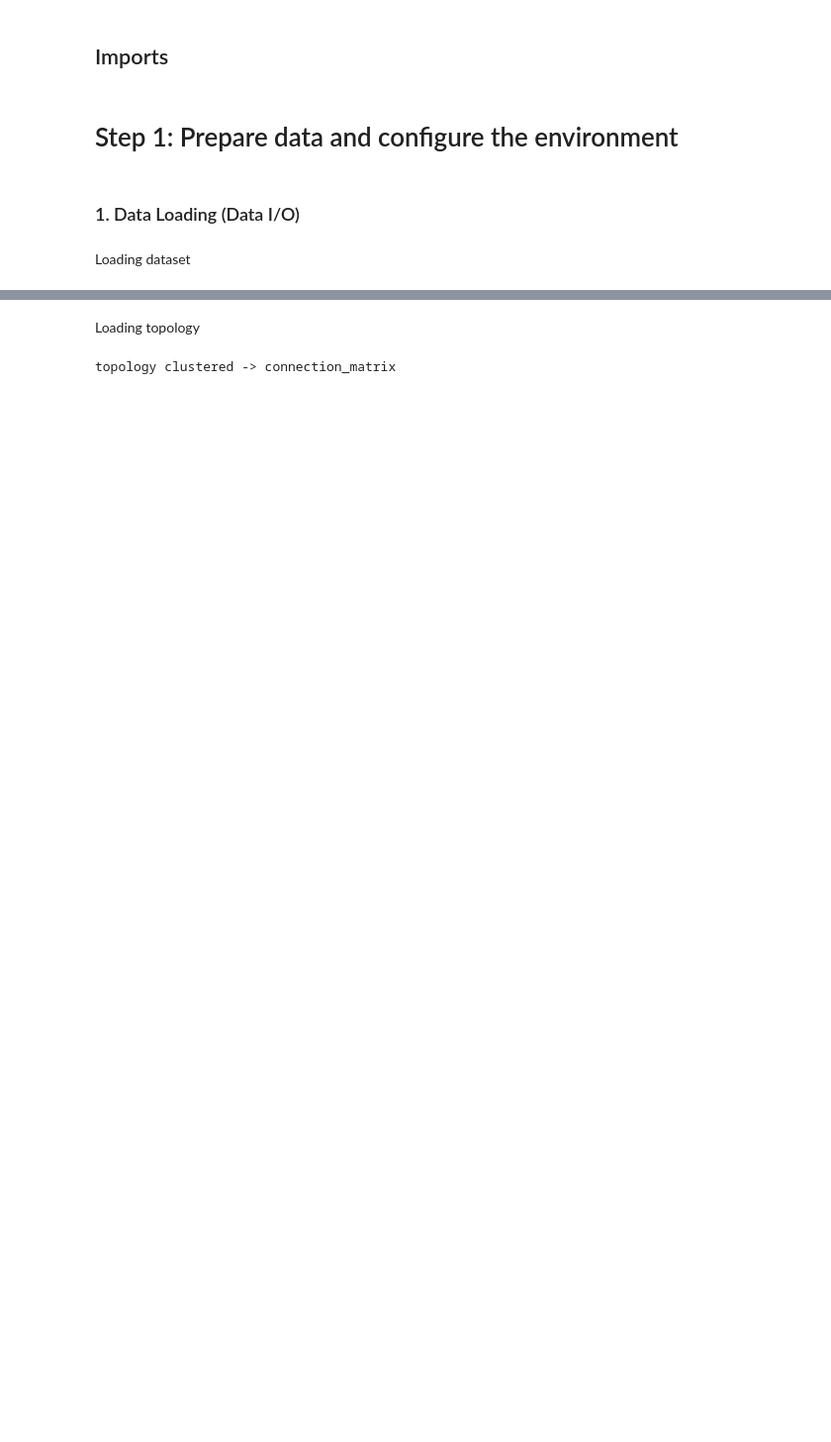
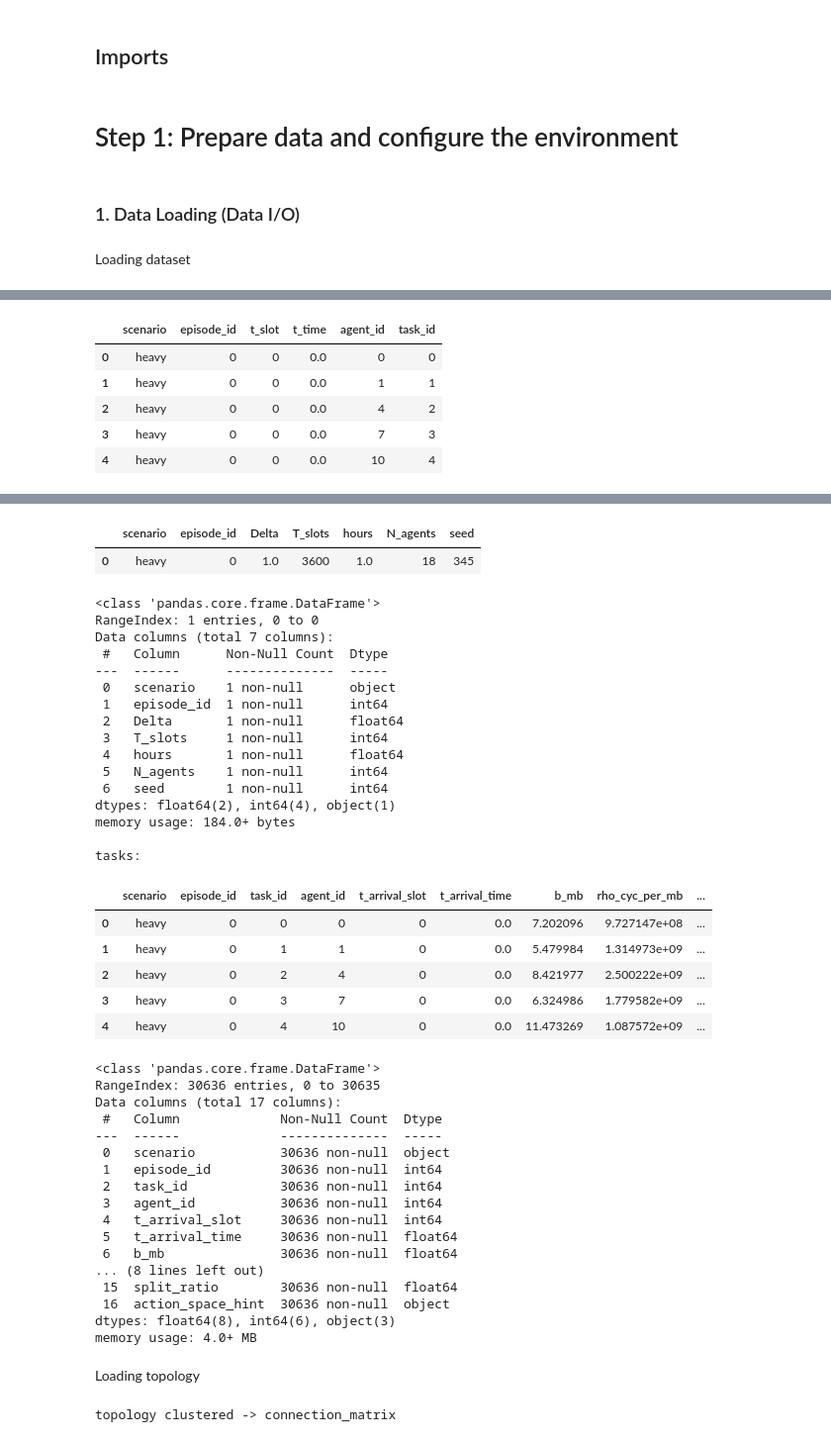
Before and after one commit to niusha-yaghini/Clustering-based-MARL-Offloading-in-Edge-Computing, a Jupyter notebook: Algorithm/Algorithm.ipynb, the cells around one changed output, grey strips where cells are left out. Shown at 99% size. Saved outputs shown, nothing was run; the diff lists cells and outputs as text; code cells hidden in the pictures; blank space fills up the shorter version.

```diff
--- a/Algorithm/Algorithm.ipynb
+++ b/Algorithm/Algorithm.ipynb
@@ -143,0 +97,30 @@ memory usage: 4.0+ MB
+# %%
+# ---- load all datasets (episode-first) ----
+datasets = load_datasets_from_directory(dataset_dir, verbose=True)
+
+# ---- choose an episode and a scenario for printing ----
+# pick first available episode if you don't want to hardcode
+ep_name = sorted(datasets.keys())[0] if datasets else None
+scenario = "heavy"  # you can change to "light"/"moderate" if needed
+
+if ep_name is not None and scenario in datasets[ep_name]:
+    print(f"\n[info] printing from episode='{ep_name}', scenario='{scenario}'")
+
+    print("\nagents:")
+    display(datasets[ep_name][scenario]['agents'].head())
+    datasets[ep_name][scenario]['agents'].info()
+
+    print("\narrivals:")
+    display(datasets[ep_name][scenario]['arrivals'].head())
+    datasets[ep_name][scenario]['arrivals'].info()
+
+    print("\nepisodes:")
+    display(datasets[ep_name][scenario]['episodes'].head())
+    datasets[ep_name][scenario]['episodes'].info()
+
+    print("\ntasks:")
+    display(datasets[ep_name][scenario]['tasks'].head())
+    datasets[ep_name][scenario]['tasks'].info()
+else:
+    print("[error] no datasets found or requested scenario is missing for the chosen episode.")
+# %% [output]
@@ -143,0 +157,6 @@ memory usage: 4.0+ MB
+|  | scenario | episode_id | t_slot | t_time | agent_id | task_id |
+| 0 | heavy | 0 | 0 | 0.0 | 0 | 0 |
+| 1 | heavy | 0 | 0 | 0.0 | 1 | 1 |
+| 2 | heavy | 0 | 0 | 0.0 | 4 | 2 |
+| 3 | heavy | 0 | 0 | 0.0 | 7 | 3 |
+| 4 | heavy | 0 | 0 | 0.0 | 10 | 4 |
@@ -144,3 +178,44 @@ memory usage: 4.0+ MB
+|  | scenario | episode_id | Delta | T_slots | hours | N_agents | seed |
+| 0 | heavy | 0 | 1.0 | 3600 | 1.0 | 18 | 345 |
+<class 'pandas.core.frame.DataFrame'>
+RangeIndex: 1 entries, 0 to 0
+Data columns (total 7 columns):
+ #   Column      Non-Null Count  Dtype
+---  ------      --------------  -----
+ 0   scenario    1 non-null      object
+ 1   episode_id  1 non-null      int64
+ 2   Delta       1 non-null      float64
+ 3   T_slots     1 non-null      int64
+ 4   hours       1 non-null      float64
+ 5   N_agents    1 non-null      int64
+ 6   seed        1 non-null      int64
+dtypes: float64(2), int64(4), object(1)
+memory usage: 184.0+ bytes
+
+tasks:
+|  | scenario | episode_id | task_id | agent_id | t_arrival_slot | t_arrival_time | b_mb | rho_cyc_per_mb | ... |
+| 0 | heavy | 0 | 0 | 0 | 0 | 0.0 | 7.202096 | 9.727147e+08 | ... |
+| 1 | heavy | 0 | 1 | 1 | 0 | 0.0 | 5.479984 | 1.314973e+09 | ... |
+| 2 | heavy | 0 | 2 | 4 | 0 | 0.0 | 8.421977 | 2.500222e+09 | ... |
+| 3 | heavy | 0 | 3 | 7 | 0 | 0.0 | 6.324986 | 1.779582e+09 | ... |
+| 4 | heavy | 0 | 4 | 10 | 0 | 0.0 | 11.473269 | 1.087572e+09 | ... |
+<class 'pandas.core.frame.DataFrame'>
+RangeIndex: 30636 entries, 0 to 30635
+Data columns (total 17 columns):
+ #   Column             Non-Null Count  Dtype
+---  ------             --------------  -----
+ 0   scenario           30636 non-null  object
+ 1   episode_id         30636 non-null  int64
+ 2   task_id            30636 non-null  int64
+ 3   agent_id           30636 non-null  int64
+ 4   t_arrival_slot     30636 non-null  int64
+ 5   t_arrival_time     30636 non-null  float64
+ 6   b_mb               30636 non-null  float64
+... (8 lines left out)
+ 15  split_ratio        30636 non-null  float64
+ 16  action_space_hint  30636 non-null  object
+dtypes: float64(8), int64(6), object(3)
+memory usage: 4.0+ MB
 # %% [markdown]
 Loading topology
 # %%
```
Also changed, not shown: parts of 20 cells of this notebook, 1 other file.
